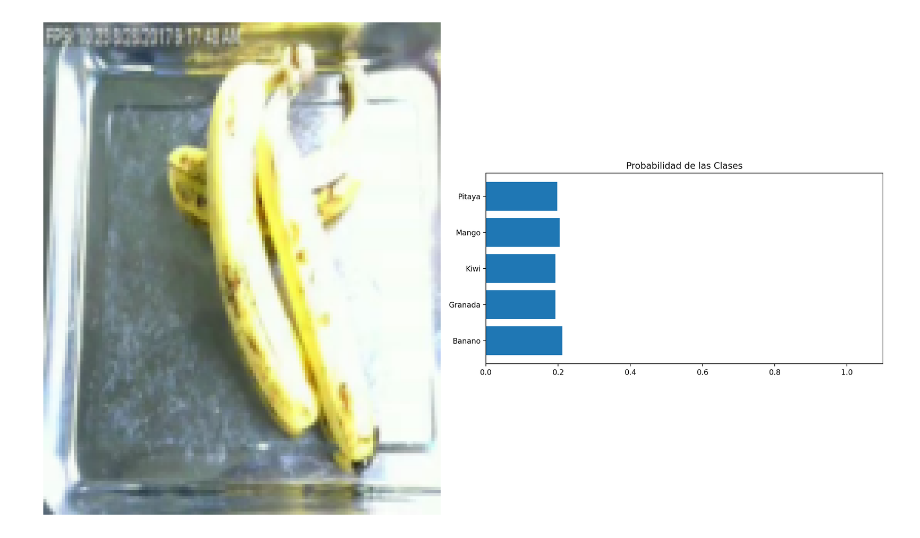
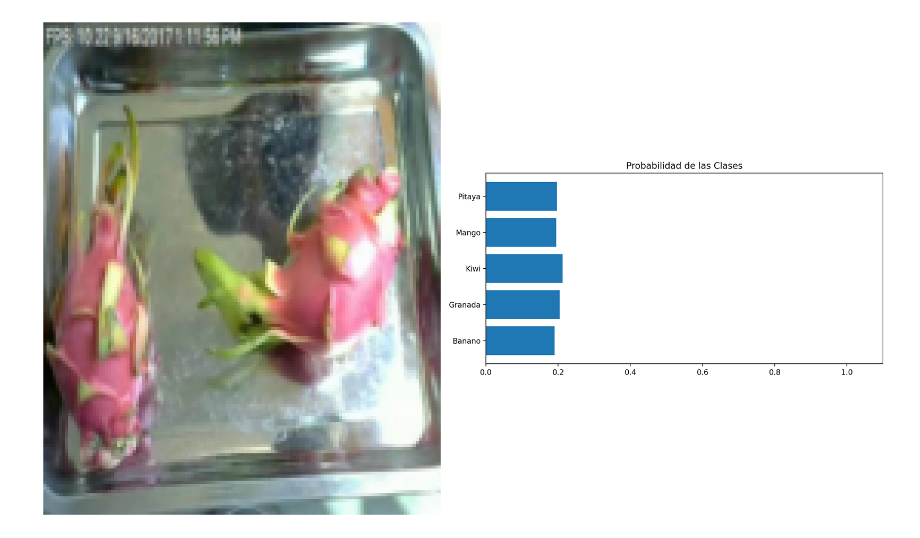
Before and after one commit to AngieJoya99/ProyectoSimulacion, a Jupyter notebook: guia4.ipynb, the cells around one changed output. Drawn from its saved outputs; the diff is of its cells as text; code cells hidden in the pictures.

```diff
--- a/guia4.ipynb
+++ b/guia4.ipynb
@@ -100,12 +100,12 @@ Training loss: 1.6054688772912753
 # %%
 dataiter = iter(testloader)
 images, labels = next(iter(testloader))
-img = images[1].view(1, pixeles)
+images = images.view(images.shape[0], -1)
 
 # TODO: Calculate the class probabilities (softmax) for img
-ps = torch.exp(model(img))
+ps = model.forward(images[1,:].unsqueeze(0))
 
 # Plot the image and probabilities
-view_classify(img.view(canales, ancho, alto), ps)
+view_classify(images[0].view(canales, ancho, alto), ps)
 # %% [output]
-[figure, old version]
+[figure, new version]
```
Also changed, not shown: parts of 1 cell of this notebook, 2 other files.
